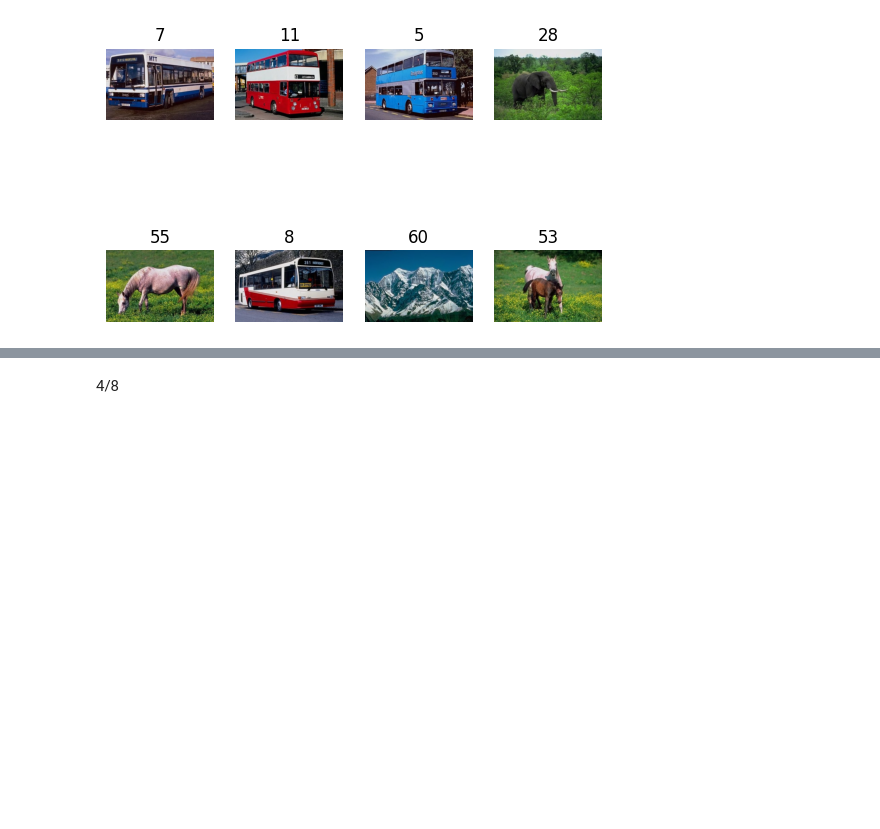
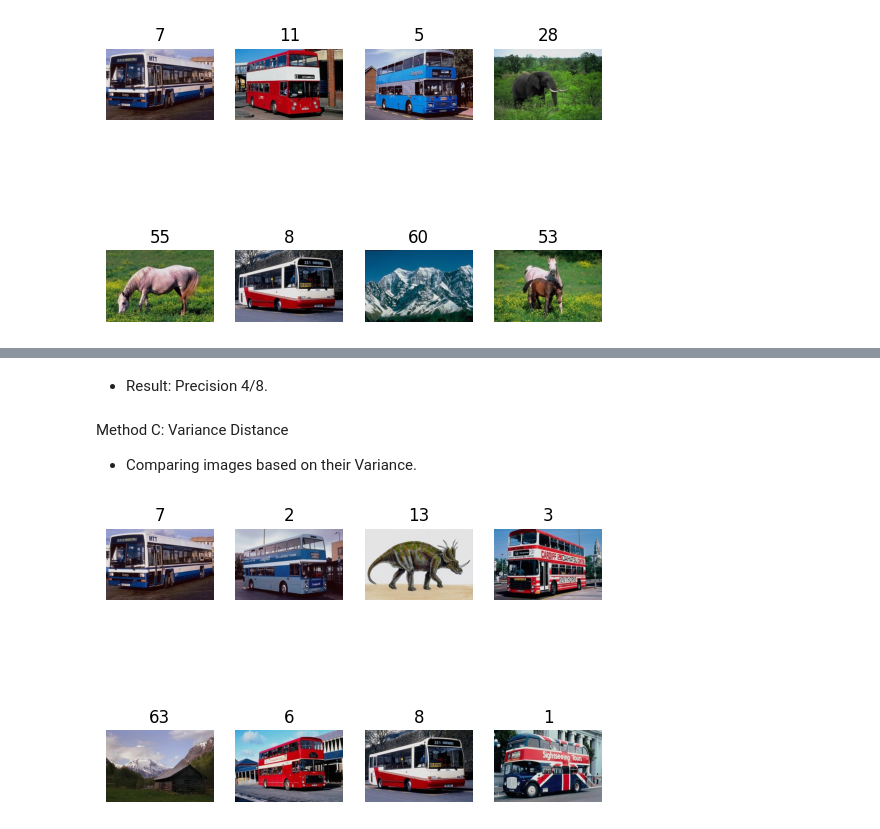
Before and after one commit to ElMehdiEssakhi/TextureSimilarity-Python, a Jupyter notebook: similaritySearch.ipynb, the cells around one changed output, grey strips where cells are left out. Cells and saved outputs as stored; diff of their text form; code cells hidden in the pictures; blank space fills up the shorter version.

```diff
--- a/similaritySearch.ipynb
+++ b/similaritySearch.ipynb
@@ -69,2 +86,9 @@ tm.plotResults(dist.disatance_entropie(tm.ImageAsArrayNum(7),AllImages))
 # %% [markdown]
-4/8
+* Result: Precision 4/8.
+# %% [markdown]
+Method C: Variance Distance
+* Comparing images based on their Variance.
+# %%
+tm.plotResults(dist.distance_variance(tm.ImageAsArrayNum(7),AllImages))
+# %% [output]
+[figure, added]
```
Also changed, not shown: parts of 44 cells of this notebook.
